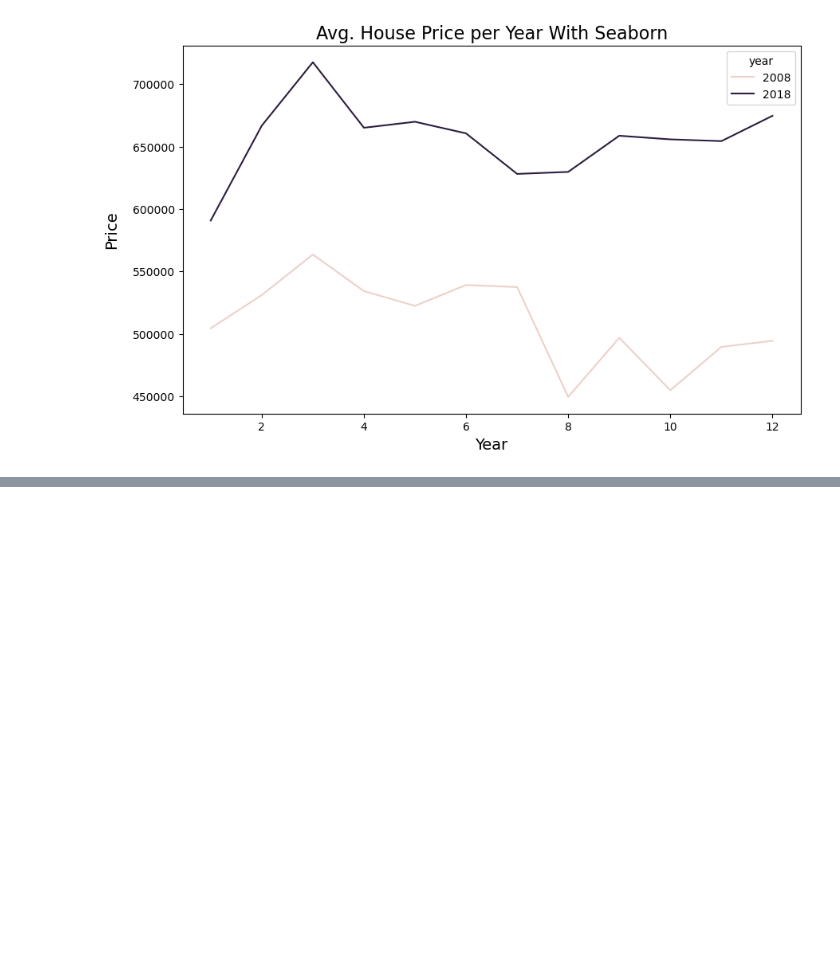
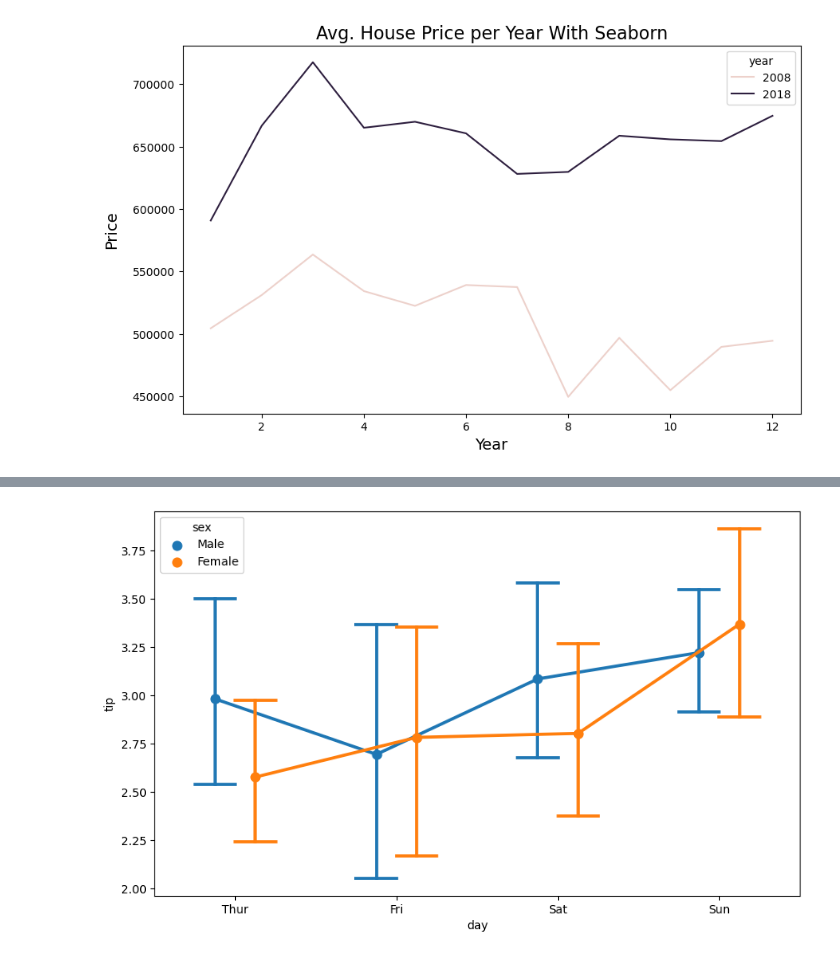
Before and after one commit to dschloe/streamlitbook-saraevan, a Jupyter notebook: ch02/step03_matplotlib_seaborn.ipynb, the cells around one changed output, grey strips where cells are left out. Drawn from its saved outputs; the diff is of its cells as text; code cells hidden in the pictures; blank space fills up the shorter version.

```diff
--- a/ch02/step03_matplotlib_seaborn.ipynb
+++ b/ch02/step03_matplotlib_seaborn.ipynb
@@ -193,0 +229,8 @@ plt.show()
+# %%
+fig, ax = plt.subplots(figsize=(10, 6))
+sns.pointplot(data=tips, x='day', y='tip', hue='sex',
+              dodge=0.25, capsize=0.25, errorbar='sd', ax = ax)
+plt.savefig('output/seaborn03.png', dpi=200)
+plt.show()
+# %% [output]
+[figure, added]
```
Also changed, not shown: parts of 2 cells of this notebook, 3 other files.
